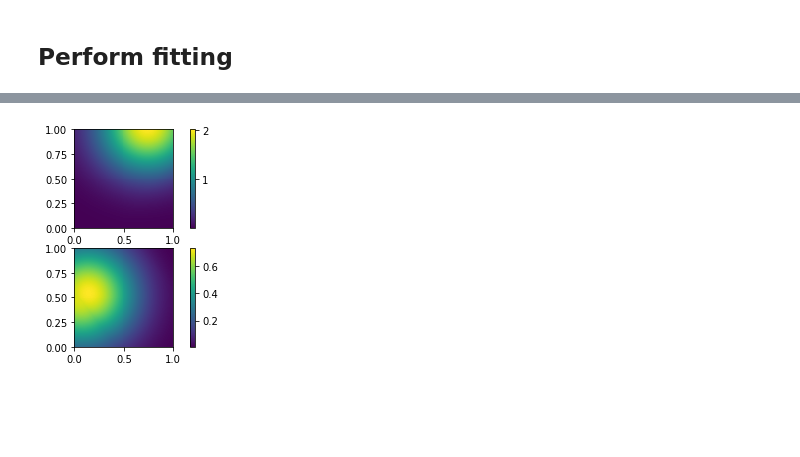
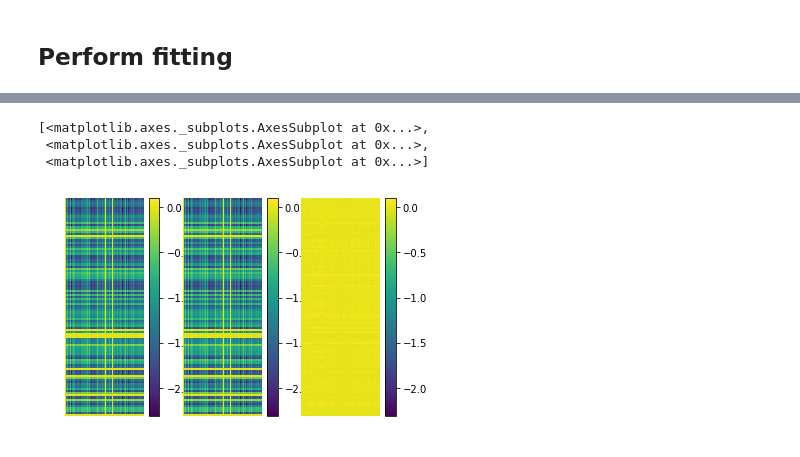
Before and after one commit to wbishopJanelia/janelia_core, a Jupyter notebook: development/single_subject_vae.ipynb, the cells around one changed output, grey strips where cells are left out. Cells and saved outputs as stored; diff of their text form; code cells hidden in the pictures; blank space fills up the shorter version.

```diff
--- a/development/single_subject_vae.ipynb
+++ b/development/single_subject_vae.ipynb
@@ -217,0 +226,13 @@ with torch.no_grad():
+# %%
+class IndLogProb(torch.nn.Module):
+
+    def __init__(self, n: int):
+
+        super().__init__()
+
+        self.n = n
+        self.probs = ConstantBoundedFcn(-4*np.ones(n), np.zeros(n), -.5*np.ones(n))
+
+    def forward(self, x):
+        place_holder_input = torch.zeros(1)
+        return self.probs(place_holder_input).squeeze()
@@ -223,37 +273,38 @@ q_r_mode_dists = [None]*n_modes
 
 for m_i in range(n_modes):
     # Setup l mode
-    q_l_spike_log_prob_fcn = LogGaussianBumpFcn(d_x=2, ctr_std_lb=.02, ctr_std_ub=10.0, ctr_std_init=.5,
-                                   log_gain_lb=-10.0, log_gain_ub=0.0, log_gain_init=-0.05)
+    q_l_spike_log_prob_fcn = IndLogProb(n_neurons)
     q_l_spike_d = CondBernoulliDistribution(q_l_spike_log_prob_fcn)
 
     q_l_slab_mn_fcn = torch.nn.Sequential(torch.nn.Linear(2,n_nodes), torch.nn.ReLU(), torch.nn.Linear(n_nodes, n_nodes),
                                           torch.nn.ReLU(), torch.nn.Linear(n_nodes,1))
+    #q_l_slab_mn_fcn = IndMean(n_neurons)
+
 
     q_l_slab_std_fcn = ConstantBoundedFcn(lower_bound=np.asarray([.001]), upper_bound=np.asarray([10]),
                                         init_value=np.asarray(.25))
+    #q_l_slab_std_fcn = IndStd(n_neurons)
 
     q_l_slab_d = CondGaussianDistribution(mn_f=q_l_slab_mn_fcn, std_f=q_l_slab_std_fcn)
 
 
-    #q_l_mode_dists[m_i] = CondSpikeSlabDistribution(d=1, spike_d=q_l_spike_d, slab_d=q_l_slab_d)
-    q_l_mode_dists[m_i] = CondSpikeSlabDistribution(d=1, spike_d=p_l_mode_dists[m_i].spike_d, slab_d=q_l_slab_d)
+    q_l_mode_dists[m_i] = CondSpikeSlabDistribution(d=1, spike_d=q_l_spike_d, slab_d=q_l_slab_d)
 
     # Setup r mode
-    q_r_spike_log_prob_fcn = LogGaussianBumpFcn(d_x=2, ctr_std_lb=.02, ctr_std_ub=10.0, ctr_std_init=.2,
-                                   log_gain_lb=-10.0, log_gain_ub=0.0, log_gain_init=-0.05)
+    q_r_spike_log_prob_fcn = IndLogProb(n_neurons)
     q_r_spike_d = CondBernoulliDistribution(q_r_spike_log_prob_fcn)
 
     q_r_slab_mn_fcn = torch.nn.Sequential(torch.nn.Linear(2,n_nodes), torch.nn.ReLU(), torch.nn.Linear(n_nodes, n_nodes),
                                           torch.nn.ReLU(), torch.nn.Linear(n_nodes,1))
+    #q_r_slab_mn_fcn = IndMean(n_neurons)
 
     q_r_slab_std_fcn = ConstantBoundedFcn(lower_bound=np.asarray([.001]), upper_bound=np.asarray([10]),
-                                        init_value=np.asarray(.25))
+                                          init_value=np.asarray(.25))
+    #q_r_slab_std_fcn = IndStd(n_neurons)
 
     q_r_slab_d = CondGaussianDistribution(mn_f=q_r_slab_mn_fcn, std_f=q_r_slab_std_fcn)
 
 
-    #q_r_mode_dists[m_i] = CondSpikeSlabDistribution(d=1, spike_d=q_r_spike_d, slab_d=q_r_slab_d)
-    q_r_mode_dists[m_i] = CondSpikeSlabDistribution(d=1, spike_d=p_r_mode_dists[m_i].spike_d, slab_d=q_r_slab_d)
+    q_r_mode_dists[m_i] = CondSpikeSlabDistribution(d=1, spike_d=q_r_spike_d, slab_d=q_r_slab_d)
 
 q = CondLowRankMatrixDistribution(l_mode_dists=q_l_mode_dists, r_mode_dists=q_r_mode_dists)
@@ -364,4 +407,0 @@ It: 3900, elbo: -190104.86 o_s: tensor(-11684205., grad_fn=<AddBackward0>)
-# %%
-visualize_low_rank_matrix_modes(p)
-# %% [output]
-[figure, removed]
@@ -368,2 +412,11 @@ visualize_low_rank_matrix_modes(p)
+# %%
+w_n = w_true.detach().numpy()
+w_i_n = w_i.detach().numpy()
+cmp_n_mats([w_n, w_i_n, np.abs(w_n - w_i_n)], show_colorbars=True)
+# %% [output]
+[<matplotlib.axes._subplots.AxesSubplot at 0x...>,
+ <matplotlib.axes._subplots.AxesSubplot at 0x...>,
+ <matplotlib.axes._subplots.AxesSubplot at 0x...>]
+[figure, added]
 # %%
 visualize_low_rank_matrix_modes(q)
```
Also changed, not shown: parts of 19 cells of this notebook, 2 other files.
